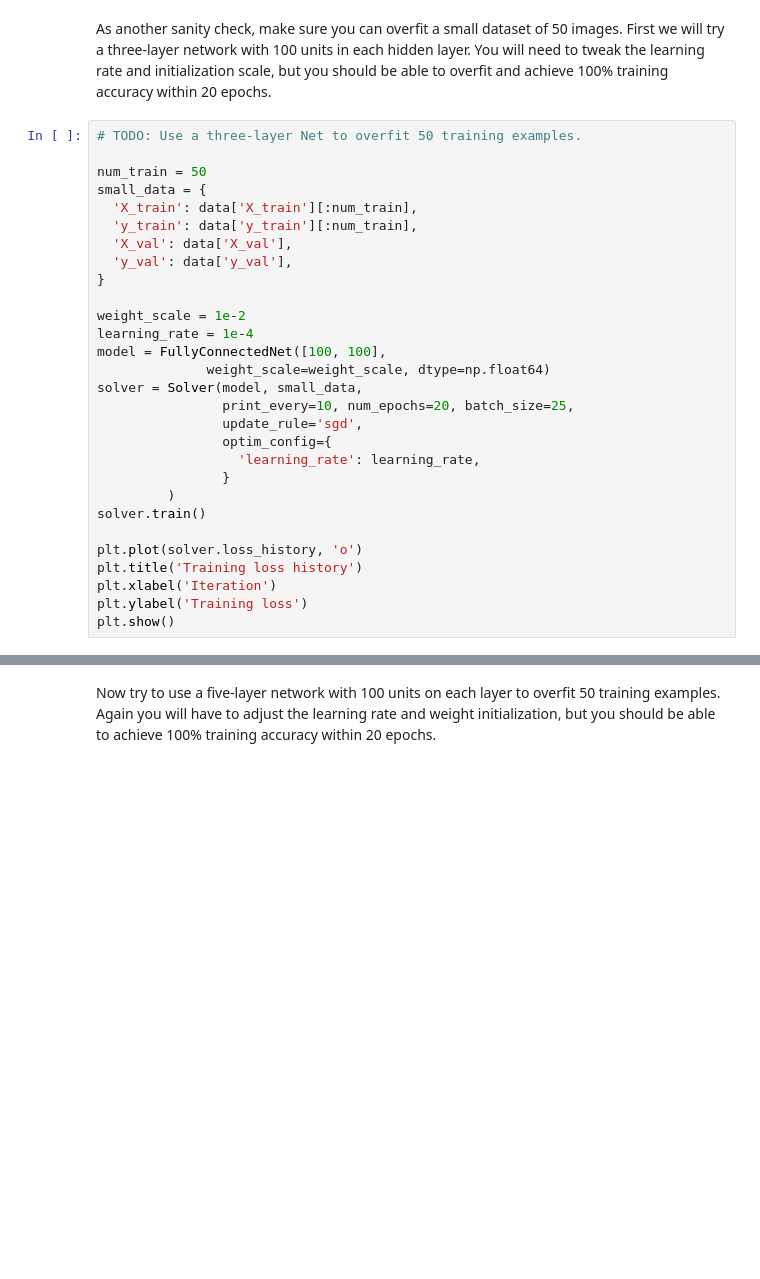
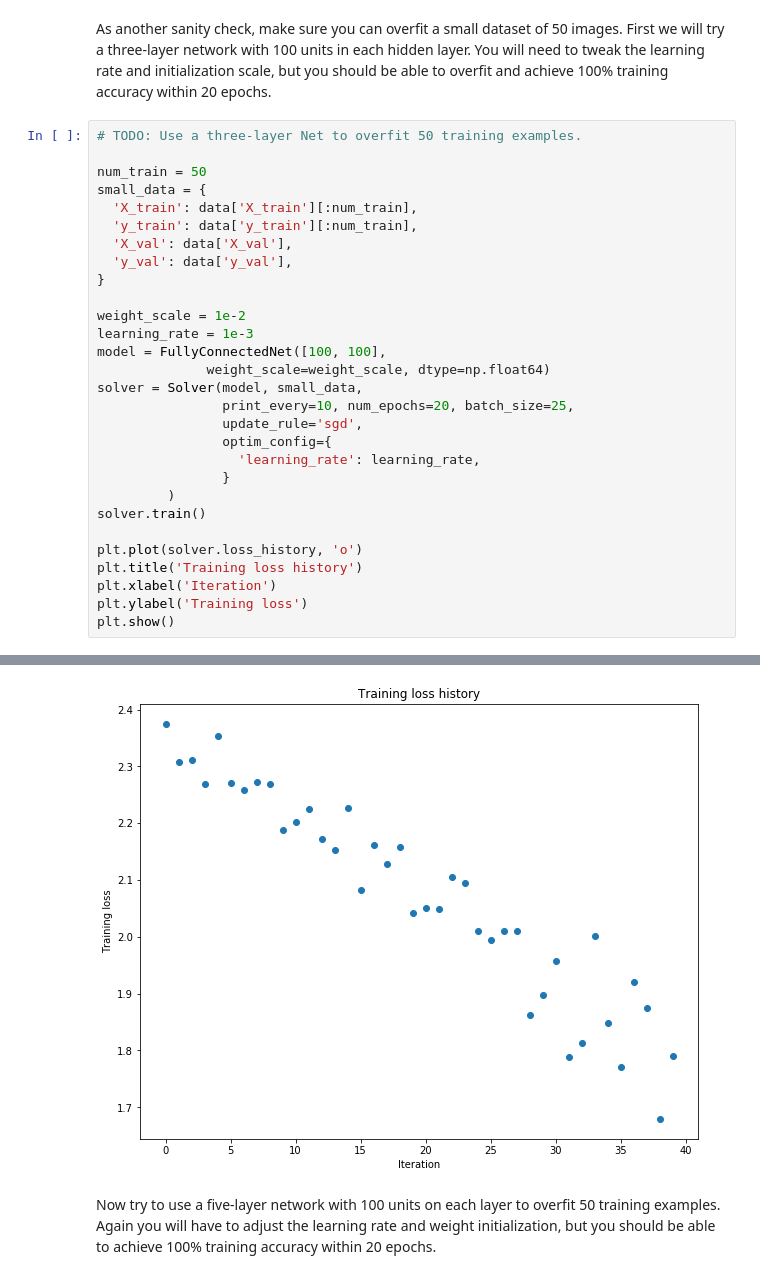
Before and after one commit to suicideBomber1/CS-231n-Assignment-2, a Jupyter notebook: FullyConnectedNets.ipynb, the cells around one changed output, grey strips where cells are left out. Saved outputs shown, nothing was run; the diff lists cells and outputs as text; blank space fills up the shorter version.

```diff
--- a/FullyConnectedNets.ipynb
+++ b/FullyConnectedNets.ipynb
@@ -419,7 +447,7 @@ small_data = {
 }
 
 weight_scale = 1e-2
-learning_rate = 1e-4
+learning_rate = 1e-3
 model = FullyConnectedNet([100, 100],
               weight_scale=weight_scale, dtype=np.float64)
 solver = Solver(model, small_data,
@@ -436,3 +464,4 @@ plt.title('Training loss history')
 plt.xlabel('Iteration')
 plt.ylabel('Training loss')
 plt.show()
+# %% [output]
@@ -439,3 +485,4 @@ plt.show()
+[figure, added]
 # %% [markdown]
 Now try to use a five-layer network with 100 units on each layer to overfit 50 training examples. Again you will have to adjust the learning rate and weight initialization, but you should be able to achieve 100% training accuracy within 20 epochs.
 # %%
```
Also changed, not shown: parts of 4 cells of this notebook, 2 other files.
